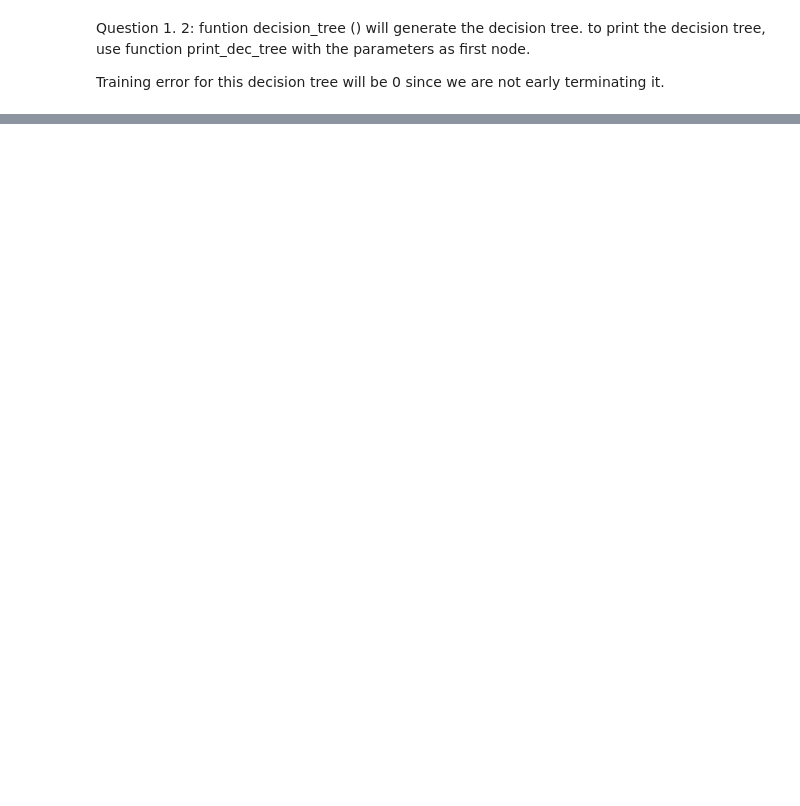
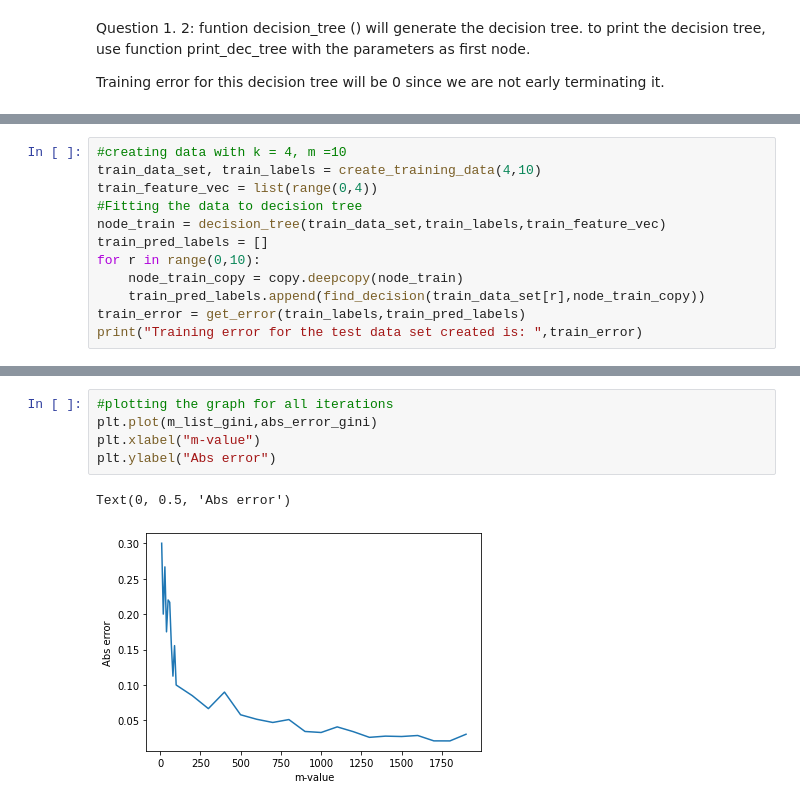
Before and after one commit to laxmanpottimuthi/ml_algos, a Jupyter notebook: Decesion_tree_implementation.ipynb, the cells around one changed output, grey strips where cells are left out. Saved outputs shown, nothing was run; the diff lists cells and outputs as text; blank space fills up the shorter version.

```diff
--- a/Decesion_tree_implementation.ipynb
+++ b/Decesion_tree_implementation.ipynb
@@ -705,0 +265,12 @@ def decision_tree_sample_size(data_set, labels, feature_vec,sample_size):
+# %%
+#creating data with k = 4, m =10
+train_data_set, train_labels = create_training_data(4,10)
+train_feature_vec = list(range(0,4))
+#Fitting the data to decision tree
+node_train = decision_tree(train_data_set,train_labels,train_feature_vec)
+train_pred_labels = []
+for r in range(0,10):
+    node_train_copy = copy.deepcopy(node_train)
+    train_pred_labels.append(find_decision(train_data_set[r],node_train_copy))
+train_error = get_error(train_labels,train_pred_labels)
+print("Training error for the test data set created is: ",train_error)
@@ -705,0 +486,8 @@ def decision_tree_sample_size(data_set, labels, feature_vec,sample_size):
+# %%
+#plotting the graph for all iterations
+plt.plot(m_list_gini,abs_error_gini)
+plt.xlabel("m-value")
+plt.ylabel("Abs error")
+# %% [output]
+Text(0, 0.5, 'Abs error')
+[figure, added]
```
Also changed, not shown: parts of 63 cells of this notebook.
